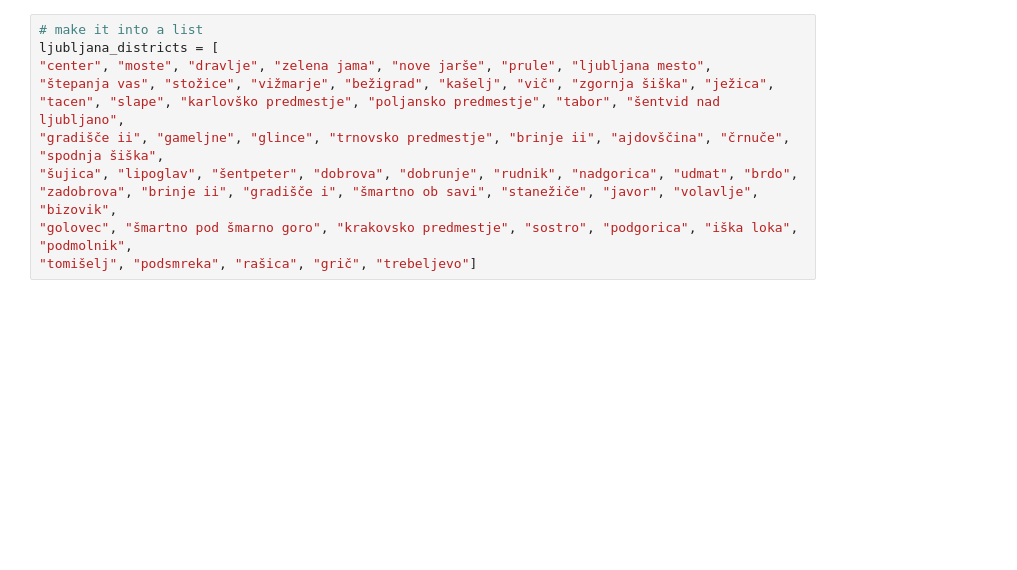
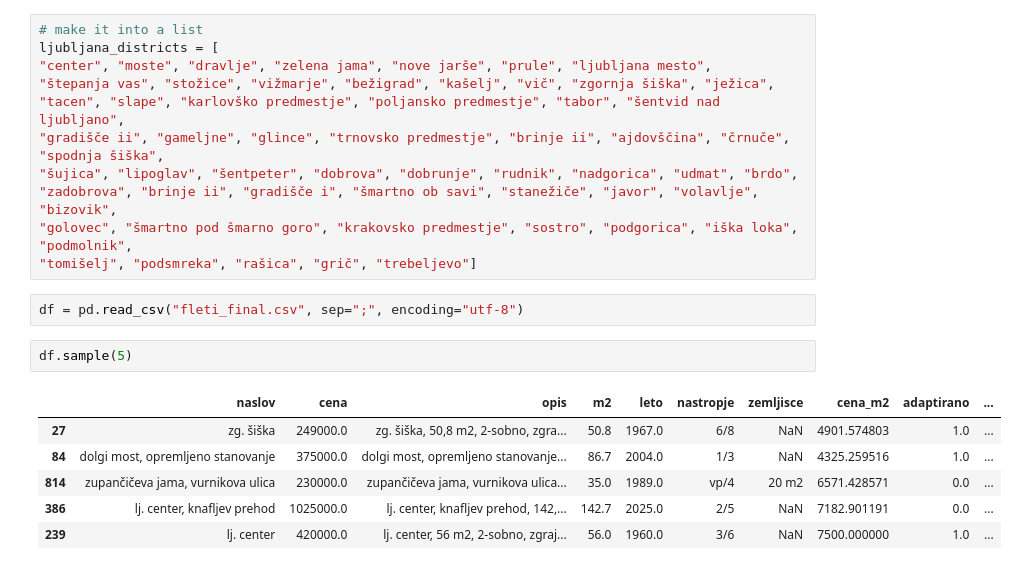
Before and after one commit to Betozaver/analysis_real_estate_LJ, a Jupyter notebook: nepremicnine_scrape/03_exploration.ipynb, the cells around one changed output. Saved outputs shown, nothing was run; the diff lists cells and outputs as text; blank space fills up the shorter version.

```diff
--- a/nepremicnine_scrape/03_exploration.ipynb
+++ b/nepremicnine_scrape/03_exploration.ipynb
@@ -23,3 +23,14 @@ ljubljana_districts = [
 "zadobrova", "brinje ii", "gradišče i", "šmartno ob savi", "stanežiče", "javor", "volavlje", "bizovik",
 "golovec", "šmartno pod šmarno goro", "krakovsko predmestje", "sostro", "podgorica", "iška loka", "podmolnik",
 "tomišelj", "podsmreka", "rašica", "grič", "trebeljevo"]
+# %%
+df = pd.read_csv("fleti_final.csv", sep=";", encoding="utf-8")
+# %%
+df.sample(5)
+# %% [output]
+|  | naslov | cena | opis | m2 | leto | nastropje | zemljisce | cena_m2 | adaptirano | ... |
+| 27 | zg. šiška | 249000.0 | zg. šiška, 50,8 m2, 2-sobno, zgra... | 50.8 | 1967.0 | 6/8 | NaN | 4901.574803 | 1.0 | ... |
+| 84 | dolgi most, opremljeno stanovanje | 375000.0 | dolgi most, opremljeno stanovanje... | 86.7 | 2004.0 | 1/3 | NaN | 4325.259516 | 1.0 | ... |
+| 814 | zupančičeva jama, vurnikova ulica | 230000.0 | zupančičeva jama, vurnikova ulica... | 35.0 | 1989.0 | vp/4 | 20 m2 | 6571.428571 | 0.0 | ... |
+| 386 | lj. center, knafljev prehod | 1025000.0 | lj. center, knafljev prehod, 142,... | 142.7 | 2025.0 | 2/5 | NaN | 7182.901191 | 0.0 | ... |
+| 239 | lj. center | 420000.0 | lj. center, 56 m2, 2-sobno, zgraj... | 56.0 | 1960.0 | 3/6 | NaN | 7500.000000 | 1.0 | ... |
```
Also changed, not shown: parts of 27 cells of this notebook, 5 other files.
